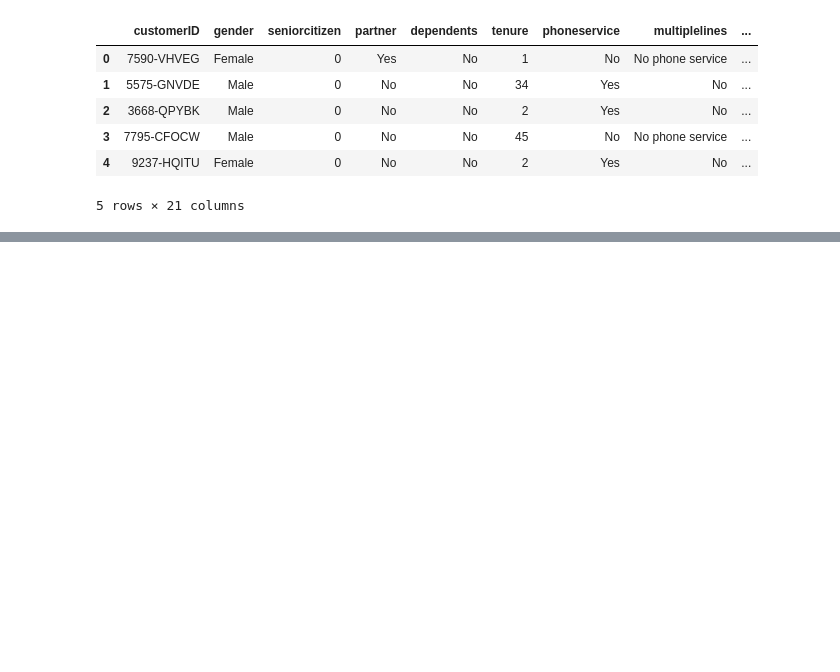
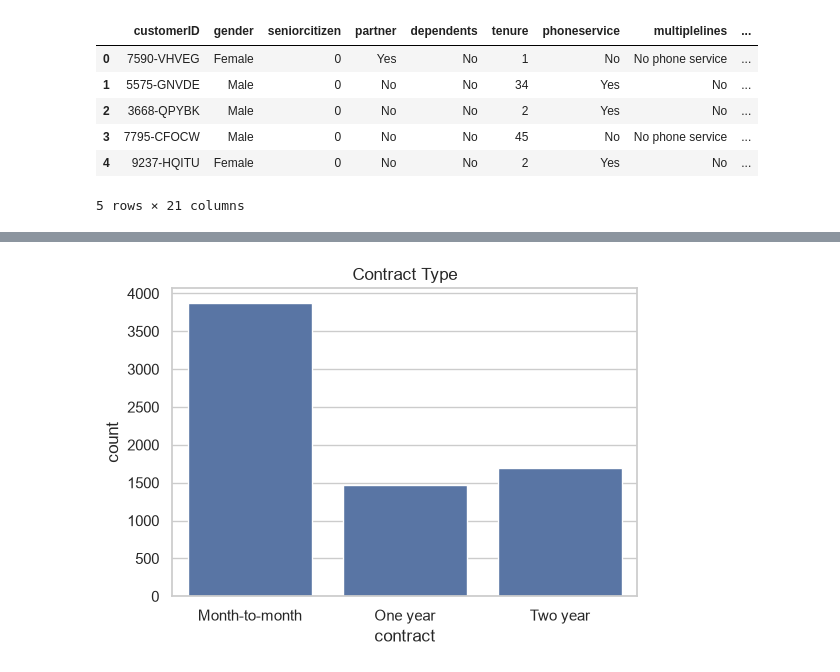
Before and after one commit to ZahinAwosaf/telco-churn-classification, a Jupyter notebook: telco_customer_churn.ipynb, the cells around one changed output, grey strips where cells are left out. Saved outputs shown, nothing was run; the diff lists cells and outputs as text; code cells hidden in the pictures; blank space fills up the shorter version.

```diff
--- a/telco_customer_churn.ipynb
+++ b/telco_customer_churn.ipynb
@@ -33,0 +112,7 @@ df.head()
+# %%
+plt.figure(figsize = (6,4))
+sns.countplot(data = df, x = "contract")
+plt.title("Contract Type")
+plt.show()
+# %% [output]
+[figure, added]
```
Also changed, not shown: parts of 29 cells of this notebook.
